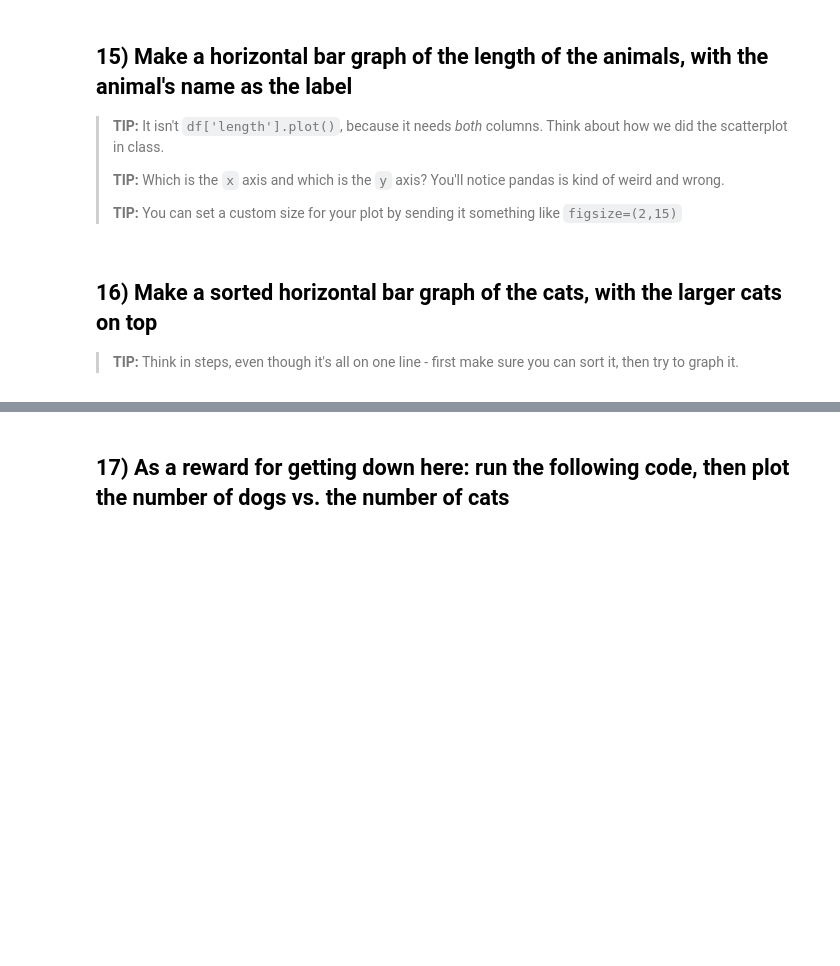
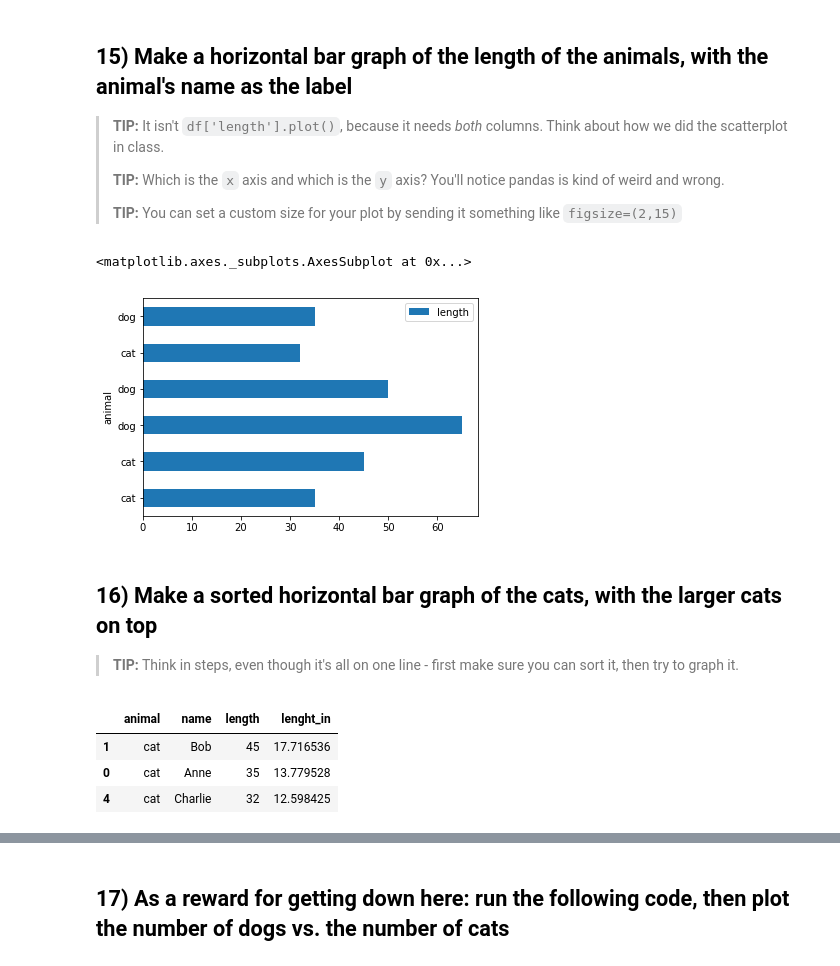
Before and after one commit to adaskalopoulou/foundations, a Jupyter notebook: 05 - pandas intro (animals dataset).ipynb, the cells around one changed output, grey strips where cells are left out. Saved outputs shown, nothing was run; the diff lists cells and outputs as text; code cells hidden in the pictures; blank space fills up the shorter version.

```diff
--- a/05 - pandas intro (animals dataset).ipynb
+++ b/05 - pandas intro (animals dataset).ipynb
@@ -164,7 +226,19 @@ We didn't talk about how to make a histogram in class! It **does not** use `plot
 > **TIP:** Which is the `x` axis and which is the `y` axis? You'll notice pandas is kind of weird and wrong.
 >
 > **TIP:** You can set a custom size for your plot by sending it something like `figsize=(2,15)`
+# %%
+df.plot(kind='barh', x='animal', y='length')
+# %% [output]
+<matplotlib.axes._subplots.AxesSubplot at 0x...>
+[figure, added]
 # %% [markdown]
 ## 16) Make a sorted horizontal bar graph of the cats, with the larger cats on top
 
 > **TIP:** Think in steps, even though it's all on one line - first make sure you can sort it, then try to graph it.
+# %%
+cats.sort_values(by="length", ascending=False)
+# %% [output]
+|  | animal | name | length | lenght_in |
+| 1 | cat | Bob | 45 | 17.716536 |
+| 0 | cat | Anne | 35 | 13.779528 |
+| 4 | cat | Charlie | 32 | 12.598425 |
```
Also changed, not shown: parts of 13 cells of this notebook, 1 other file.
